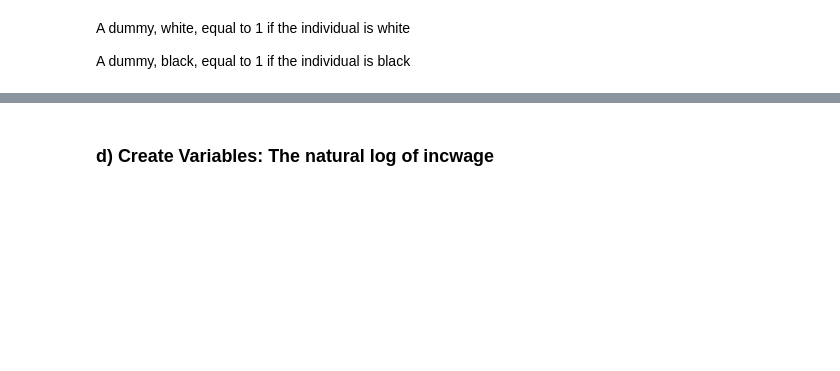
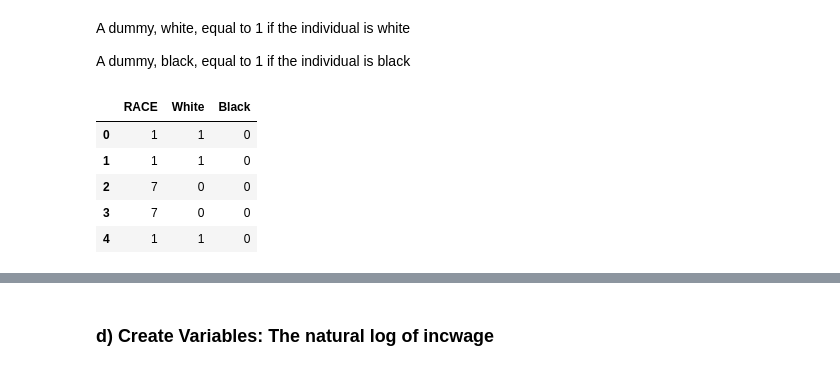
Before and after one commit to Jheim12/PPHA30456, a Jupyter notebook: lab_02/ML_lab2_walkthrough.ipynb, the cells around one changed output, grey strips where cells are left out. Saved outputs shown, nothing was run; the diff lists cells and outputs as text; code cells hidden in the pictures; blank space fills up the shorter version.

```diff
--- a/lab_02/ML_lab2_walkthrough.ipynb
+++ b/lab_02/ML_lab2_walkthrough.ipynb
@@ -124,7 +152,15 @@ A dummy, black, equal to 1 if the individual is black
 # %%
 # Whites are 1, Blacks are 2
 acs_data['White'] = np.where(acs_data['RACE'] == 1, 1, 0)
 acs_data['Black'] = np.where(acs_data['RACE'] == 2, 1, 0)
+acs_data[['RACE', 'White', 'Black']].head()
+# %% [output]
+|  | RACE | White | Black |
+| 0 | 1 | 1 | 0 |
+| 1 | 1 | 1 | 0 |
+| 2 | 7 | 0 | 0 |
+| 3 | 7 | 0 | 0 |
+| 4 | 1 | 1 | 0 |
 # %%
 acs_data['MAR'] = np.where(
     (acs_data['MARST'] == 1) | (acs_data['MARST'] == 2),
```
Also changed, not shown: parts of 24 cells of this notebook.
